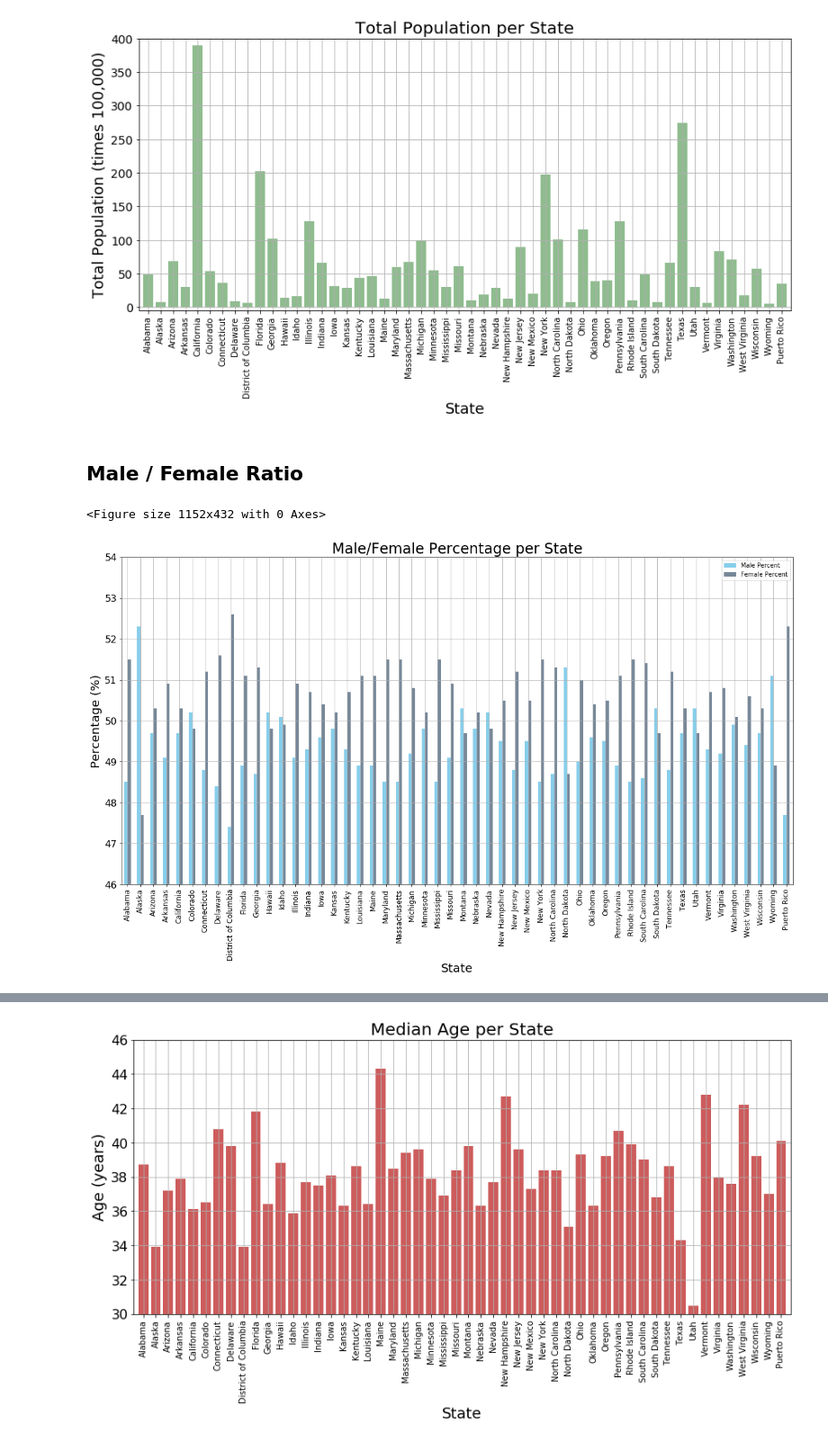
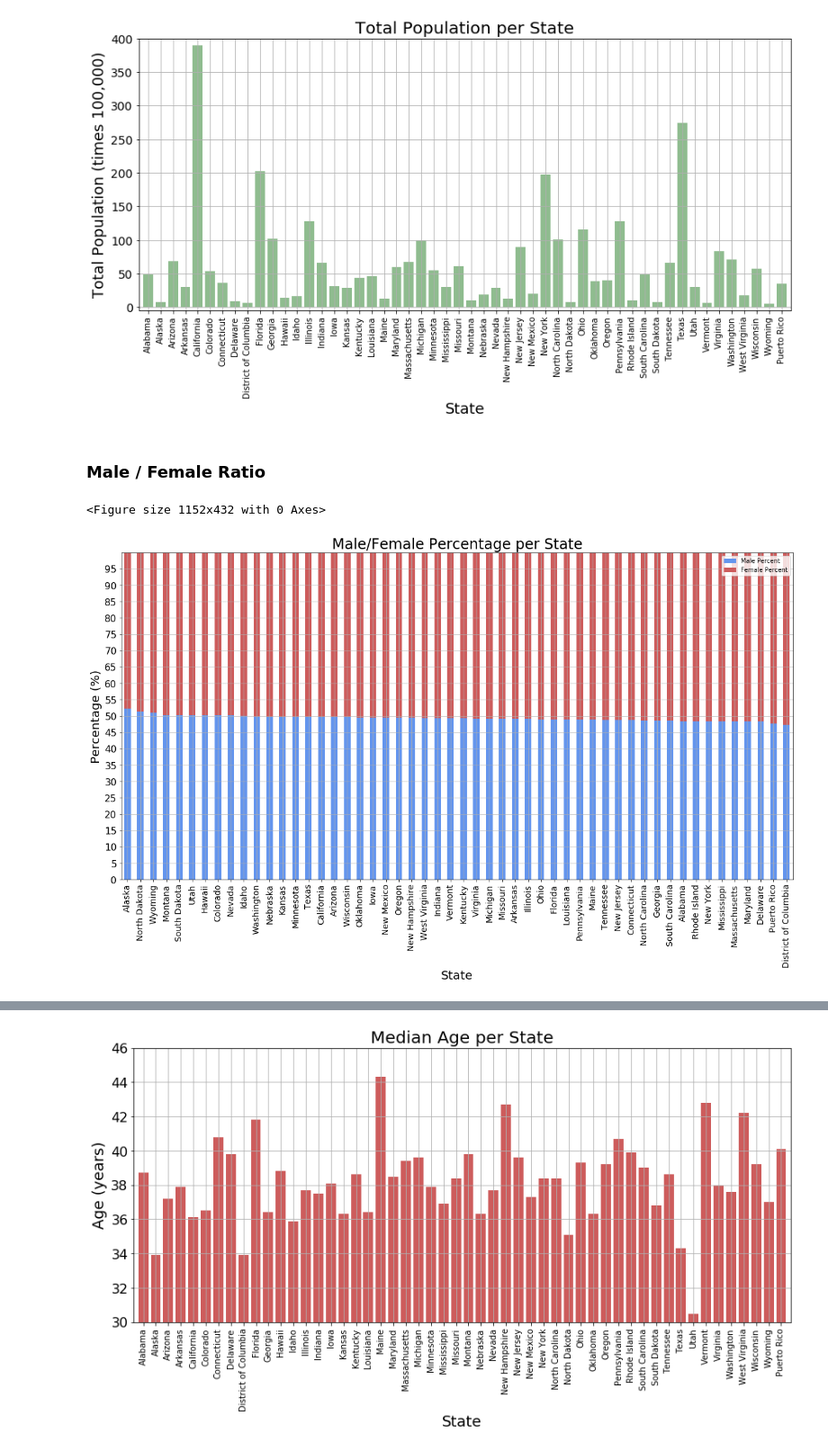
Before and after one commit to ericaleon/mental-health, a Jupyter notebook: Analysis.ipynb, the cells around one changed output, grey strips where cells are left out. Shown at 90% size. Saved outputs shown, nothing was run; the diff lists cells and outputs as text; code cells hidden in the pictures.

```diff
--- a/Analysis.ipynb
+++ b/Analysis.ipynb
@@ -597,23 +621,32 @@ plt.show()
 # %% [output]
 [figure]
 # %% [markdown]
-## Male / Female Ratio
+### Male / Female Ratio
 # %%
 # male/female bar graph
+demo_data_sorted = demo_data.sort_values("Male Percent", ascending=False)
 plt.figure(figsize = (16,6))
-demo_data.plot.bar(x = "State", y = ["Male Percent", "Female Percent"], rot = 90, color=["skyblue", "lightslategrey"])
+demo_data_sorted.plot.bar(x = "State", y = ["Male Percent", "Female Percent"], stacked=True,
+    rot = 90, color=["cornflowerblue", "indianred"])
 plt.title("Male/Female Percentage per State", fontsize = 24)
 plt.ylabel("Percentage (%)", fontsize = 20)
 plt.xlabel("State", fontsize = 20)
-plt.yticks(fontsize = 16)
-plt.xticks(fontsize = 12)
-plt.ylim(46, 54)
+plt.yticks(arange(0,100, step=5), fontsize = 16)
+plt.xticks(fontsize = 14)
+plt.legend(loc="upper right")
+plt.ylim(0, 100)
 plt.grid()
+
+fig_size = plt.rcParams["figure.figsize"]
+fig_size
+
+fig_size[0] = 15
+fig_size[1] = 10
 
 plt.savefig("output/MaleFemalePerState.png")
 
 plt.show()
 # %% [output]
 <Figure size 1152x432 with 0 Axes>
-[figure, old version]
+[figure, new version]
 # %% [markdown]
```
Also changed, not shown: parts of 32 cells of this notebook, 7 other files.
